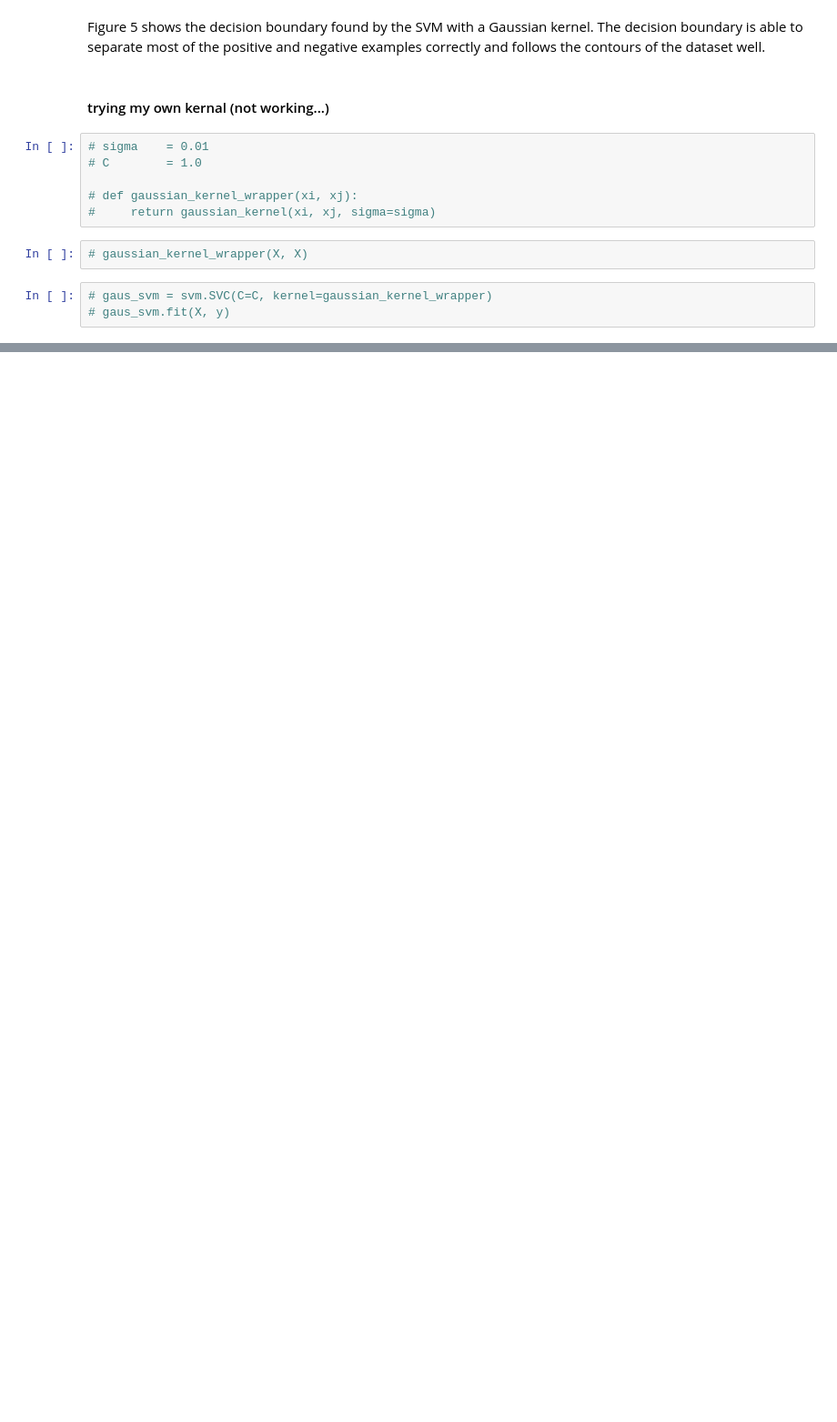
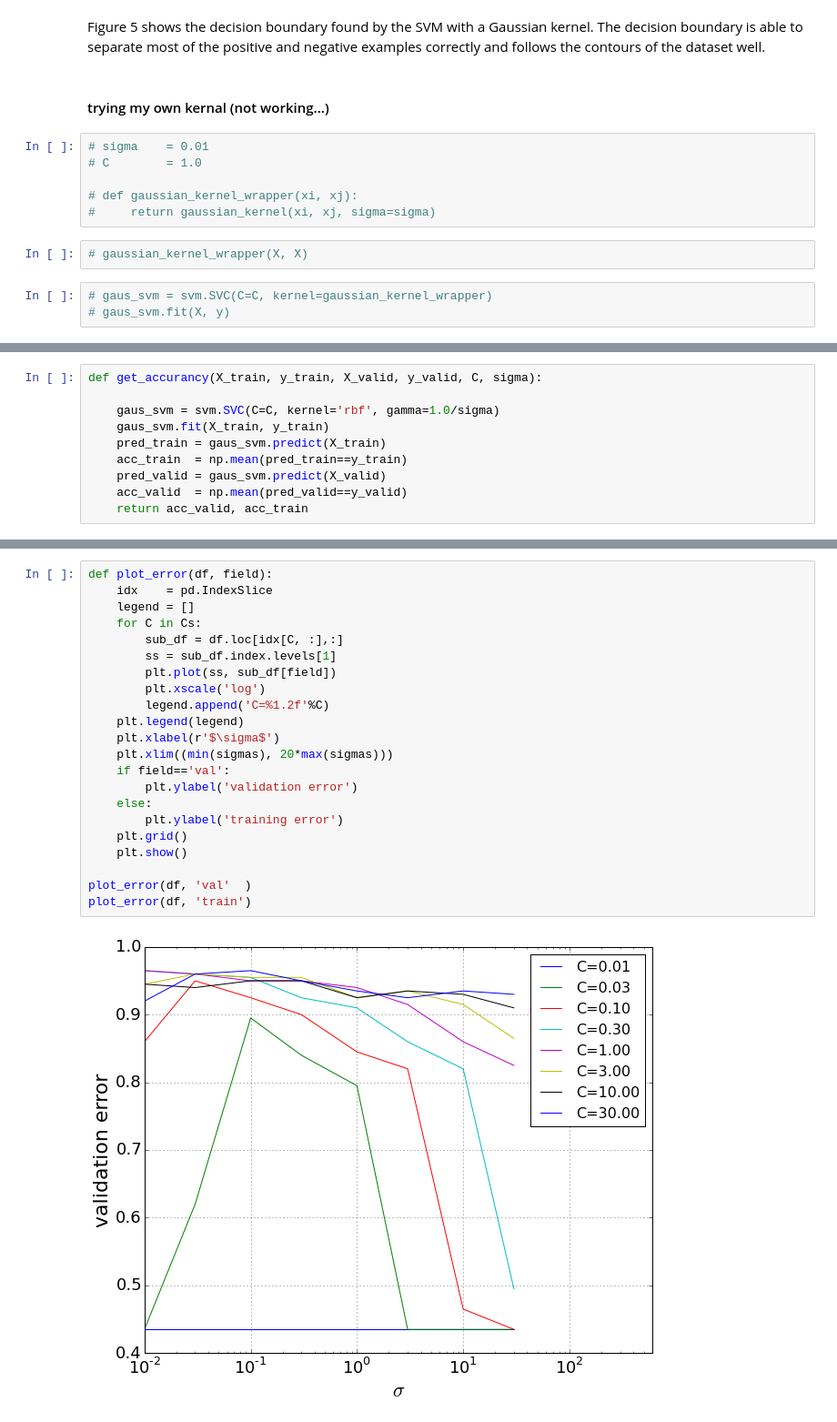
Before and after one commit to nakicam/DataScienceTraining, a Jupyter notebook: courses/coursera_ml008/hw6/hw6_support_vector_machine.ipynb, the cells around one changed output, grey strips where cells are left out. Shown at 91% size. Saved outputs shown, nothing was run; the diff lists cells and outputs as text; blank space fills up the shorter version.

```diff
--- a/courses/coursera_ml008/hw6/hw6_support_vector_machine.ipynb
+++ b/courses/coursera_ml008/hw6/hw6_support_vector_machine.ipynb
@@ -265,0 +326,10 @@ In this part of the exercise, you will gain more practical skills on how to use
+# %%
+def get_accurancy(X_train, y_train, X_valid, y_valid, C, sigma):
+
+    gaus_svm = svm.SVC(C=C, kernel='rbf', gamma=1.0/sigma)
+    gaus_svm.fit(X_train, y_train)
+    pred_train = gaus_svm.predict(X_train)
+    acc_train  = np.mean(pred_train==y_train)
+    pred_valid = gaus_svm.predict(X_valid)
+    acc_valid  = np.mean(pred_valid==y_valid)
+    return acc_valid, acc_train
@@ -265,0 +373,24 @@ In this part of the exercise, you will gain more practical skills on how to use
+# %%
+def plot_error(df, field):
+    idx    = pd.IndexSlice
+    legend = []
+    for C in Cs:
+        sub_df = df.loc[idx[C, :],:]
+        ss = sub_df.index.levels[1]
+        plt.plot(ss, sub_df[field])
+        plt.xscale('log')
+        legend.append('C=%1.2f'%C)
+    plt.legend(legend)
+    plt.xlabel(r'$\sigma$')
+    plt.xlim((min(sigmas), 20*max(sigmas)))
+    if field=='val':
+        plt.ylabel('validation error')
+    else:
+        plt.ylabel('training error')
+    plt.grid()
+    plt.show()
+
+plot_error(df, 'val'  )
+plot_error(df, 'train')
+# %% [output]
+[figure, added]
```
Also changed, not shown: parts of 13 cells of this notebook.
